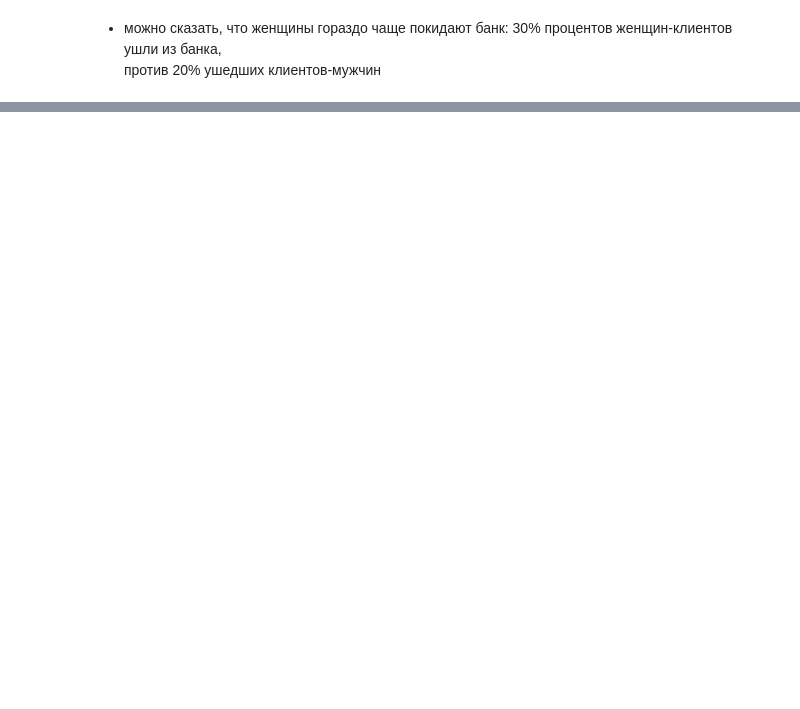
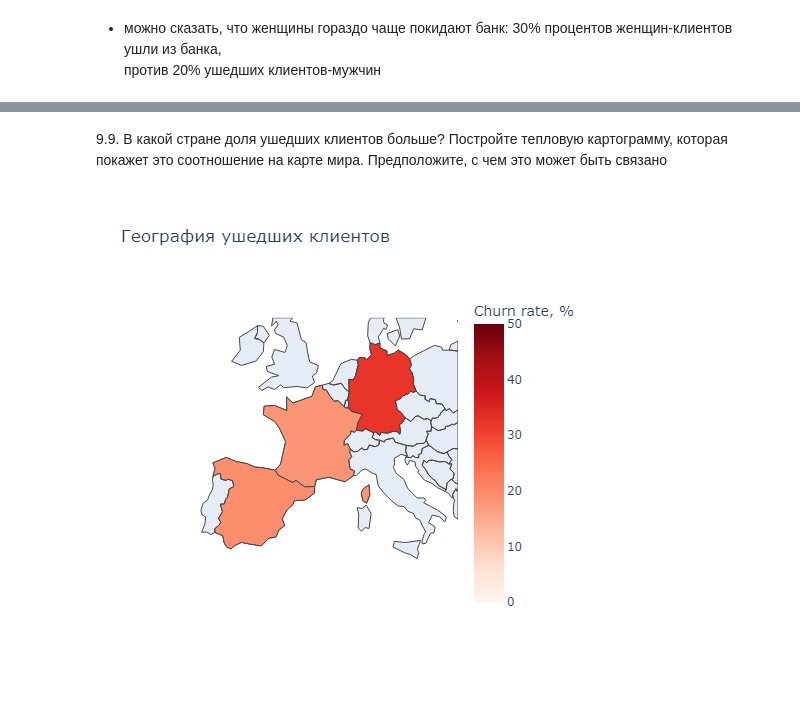
Before and after one commit to KonstantinMedvedev1996/skillfactory_ML_course, a Jupyter notebook: task_1/churn_visualization.ipynb, the cells around one changed output, grey strips where cells are left out. Saved outputs shown, nothing was run; the diff lists cells and outputs as text; code cells hidden in the pictures; blank space fills up the shorter version.

```diff
--- a/task_1/churn_visualization.ipynb
+++ b/task_1/churn_visualization.ipynb
@@ -154,0 +212,23 @@ yes thats right
+# %% [markdown]
+9.9. В какой стране доля ушедших клиентов больше? Постройте тепловую картограмму, которая покажет это соотношение на карте мира. Предположите, с чем это может быть связано
+# %%
+by_country = clients_above_2500.groupby('Geography', as_index=False)['Exited'].mean()
+by_country['Churn rate, %'] = by_country['Exited'] * 100
+
+fig = px.choropleth(
+    data_frame=by_country,
+    locations="Geography",
+    locationmode = "country names",
+    color="Churn rate, %",
+    range_color=[0, 50],
+    title='География ушедших клиентов',
+    scope='europe',
+    fitbounds='locations',
+    width=500,
+    height=500,
+    color_continuous_scale='Reds'
+)
+fig.write_image('data/countries.png')
+fig.show('png')
+# %% [output]
+[figure, added]
```
Also changed, not shown: parts of 16 cells of this notebook, 6 other files.
